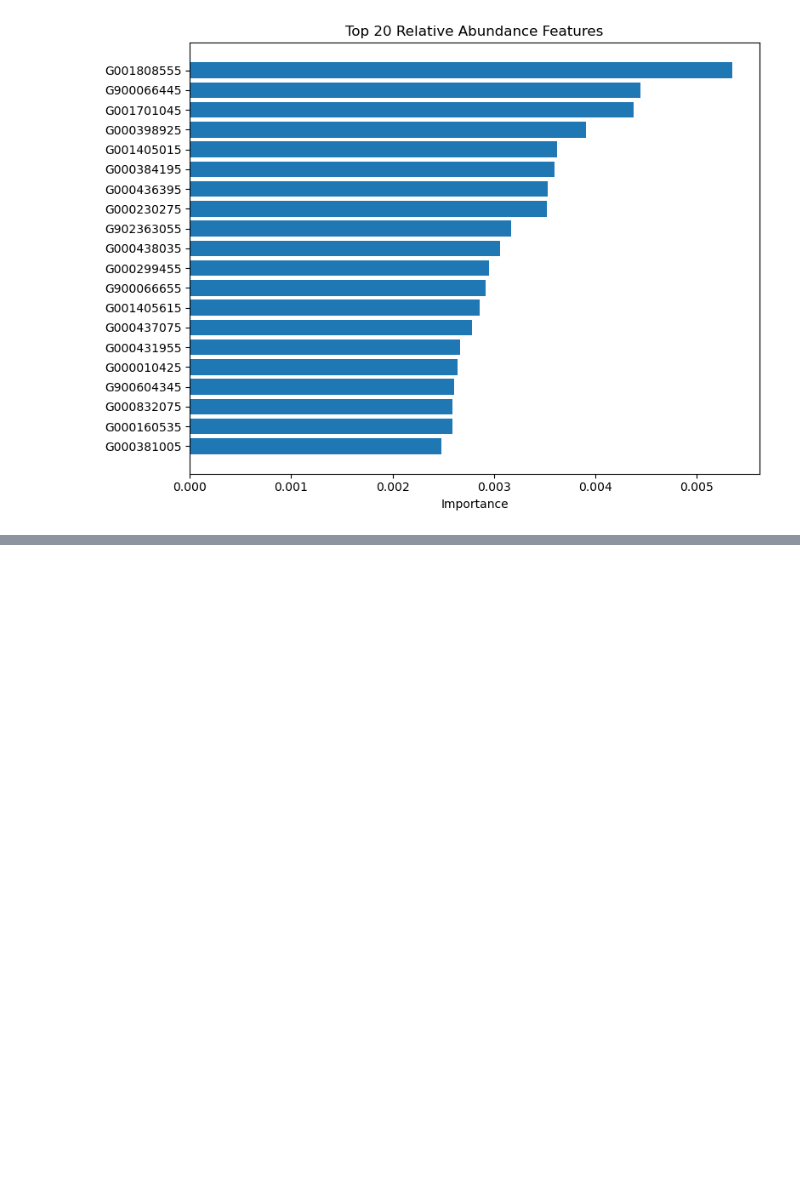
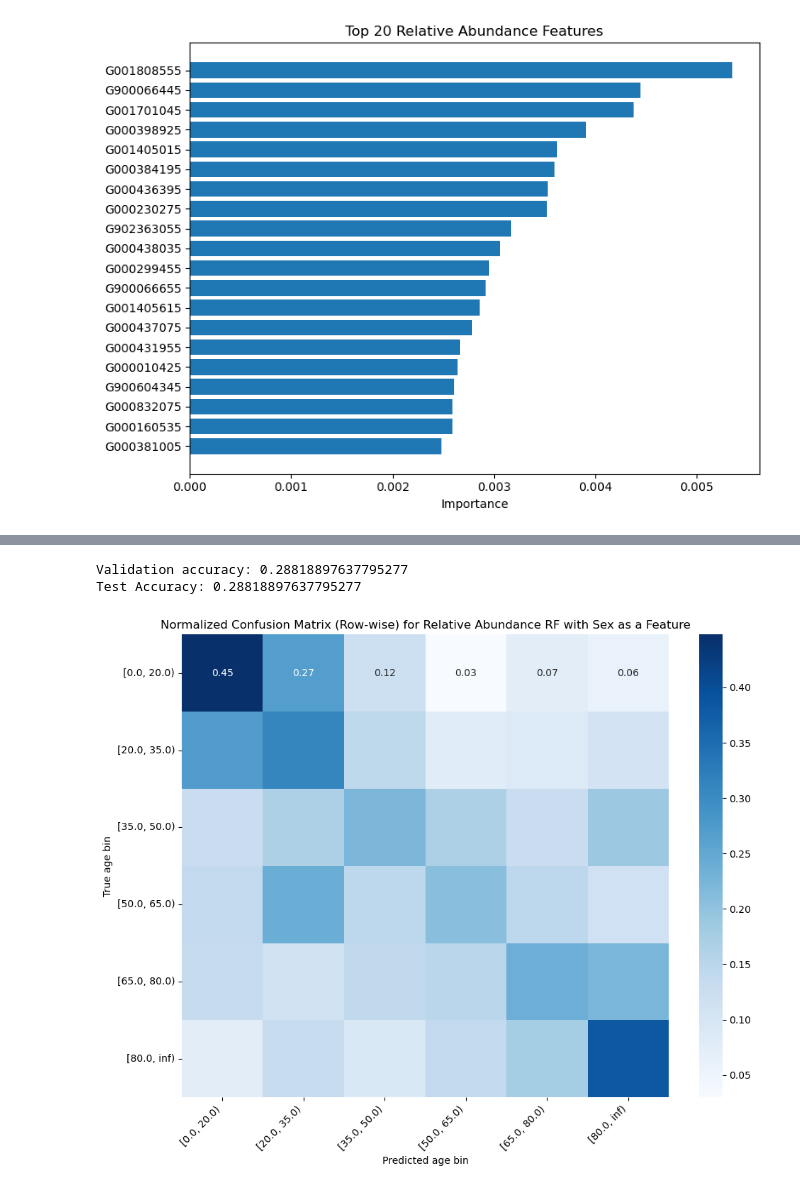
Before and after one commit to mwdai049/Microbial-Abundances-Predictions-on-EHR-and-Transformability, a Jupyter notebook: src/metadata-variable-prediction/age-prediction/age_rf_classifier.ipynb, the cells around one changed output, grey strips where cells are left out. Cells and saved outputs as stored; diff of their text form; code cells hidden in the pictures; blank space fills up the shorter version.

```diff
--- a/src/metadata-variable-prediction/age-prediction/age_rf_classifier.ipynb
+++ b/src/metadata-variable-prediction/age-prediction/age_rf_classifier.ipynb
@@ -1100,0 +1791,46 @@ Unique to Relative: {'G000398925', 'G000832075', 'G900604345', 'G001808555', 'G0
+# %%
+# Relative
+rel_rf_sex = RandomForestClassifier(
+    n_estimators=500,
+    class_weight="balanced",
+    random_state=42,
+    n_jobs=-1
+)
+
+rel_rf_sex.fit(rel_X_train_aug, rel_Y_train)
+
+# Validation
+val_preds = rel_rf_sex.predict(rel_X_test_aug)
+print("Validation accuracy:", accuracy_score(rel_Y_test, val_preds))
+
+# Test
+y_pred = rel_rf_sex.predict(rel_X_test_aug)
+rel_rf_sex_accuracy = accuracy_score(rel_Y_test, y_pred)
+print("Test Accuracy:", rel_rf_sex_accuracy)
+
+cm = confusion_matrix(rel_Y_test, y_pred)
+labels = abs_rf.classes_
+cm_norm = cm / cm.sum(axis=1, keepdims=True)
+
+plt.figure(figsize=(10, 8))
+sns.heatmap(
+    cm_norm,
+    annot=True,
+    fmt=".2f",
+    cmap="Blues",
+    xticklabels=labels,
+    yticklabels=labels
+)
+
+plt.xlabel("Predicted age bin")
+plt.ylabel("True age bin")
+plt.title("Normalized Confusion Matrix (Row-wise) for Relative Abundance RF with Sex as a Feature")
+plt.xticks(rotation=45, ha="right")
+plt.yticks(rotation=0)
+plt.tight_layout()
+plt.savefig("age_rel_rf_sex_cm.png", format="png")
+plt.show()
+# %% [output]
+Validation accuracy: 0.28818897637795277
+Test Accuracy: 0.28818897637795277
+[figure, added]
```
Also changed, not shown: parts of 47 cells of this notebook, 27 other files.
